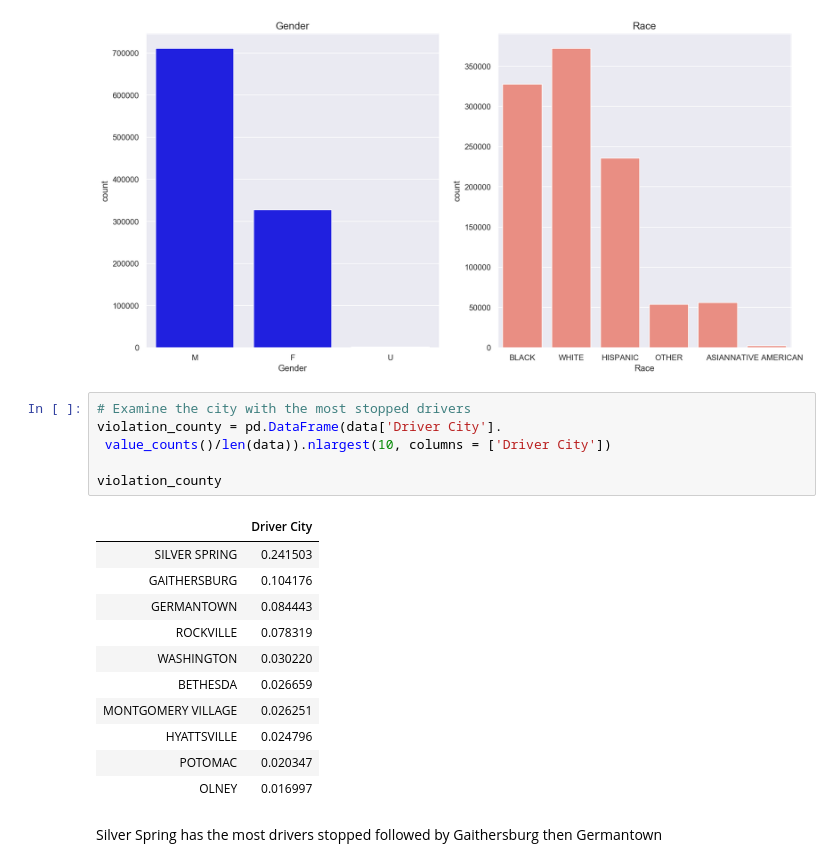
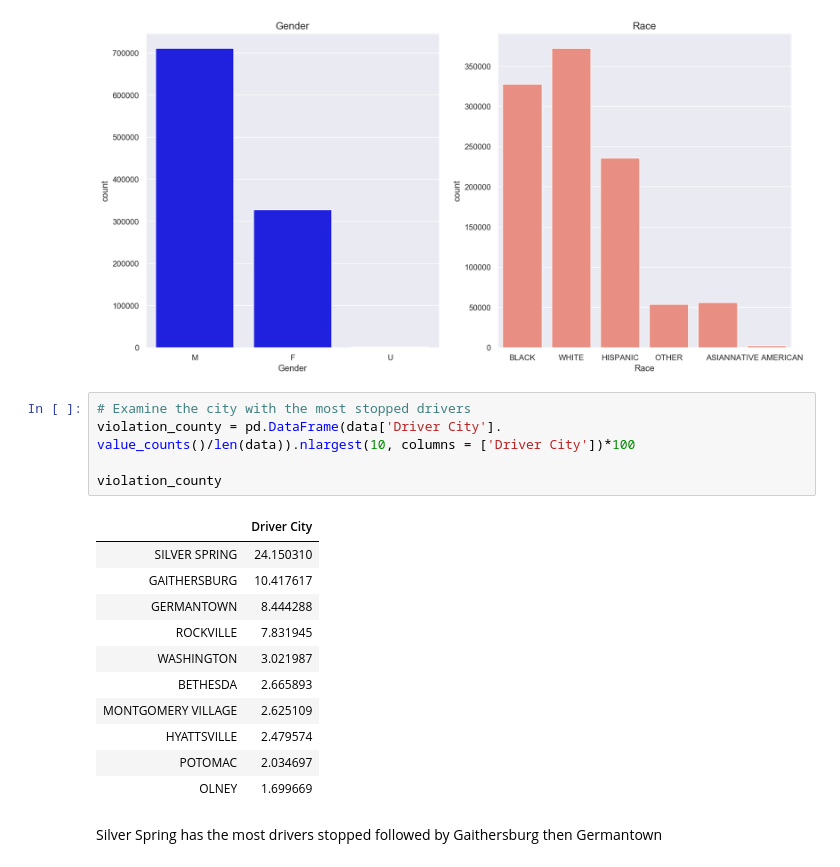
Before and after one commit to Dantarshi/Traffic-Stops, a Jupyter notebook: Traffic Stops.ipynb, the cells around one changed output. Cells and saved outputs as stored; diff of their text form.

```diff
--- a/Traffic Stops.ipynb
+++ b/Traffic Stops.ipynb
@@ -364,21 +364,21 @@ sns.despine()
 # %%
 # Examine the city with the most stopped drivers
 violation_county = pd.DataFrame(data['Driver City'].
- value_counts()/len(data)).nlargest(10, columns = ['Driver City'])
+value_counts()/len(data)).nlargest(10, columns = ['Driver City'])*100
 
 violation_county
 # %% [output]
 |  | Driver City |
-| SILVER SPRING | 0.241503 |
-| GAITHERSBURG | 0.104176 |
-| GERMANTOWN | 0.084443 |
-| ROCKVILLE | 0.078319 |
-| WASHINGTON | 0.030220 |
-| BETHESDA | 0.026659 |
-| MONTGOMERY VILLAGE | 0.026251 |
-| HYATTSVILLE | 0.024796 |
-| POTOMAC | 0.020347 |
-| OLNEY | 0.016997 |
+| SILVER SPRING | 24.150310 |
+| GAITHERSBURG | 10.417617 |
+| GERMANTOWN | 8.444288 |
+| ROCKVILLE | 7.831945 |
+| WASHINGTON | 3.021987 |
+| BETHESDA | 2.665893 |
+| MONTGOMERY VILLAGE | 2.625109 |
+| HYATTSVILLE | 2.479574 |
+| POTOMAC | 2.034697 |
+| OLNEY | 1.699669 |
 # %% [markdown]
 Silver Spring has the most drivers stopped followed by Gaithersburg then Germantown
 # %%
```
Also changed, not shown: parts of 1 cell of this notebook.
